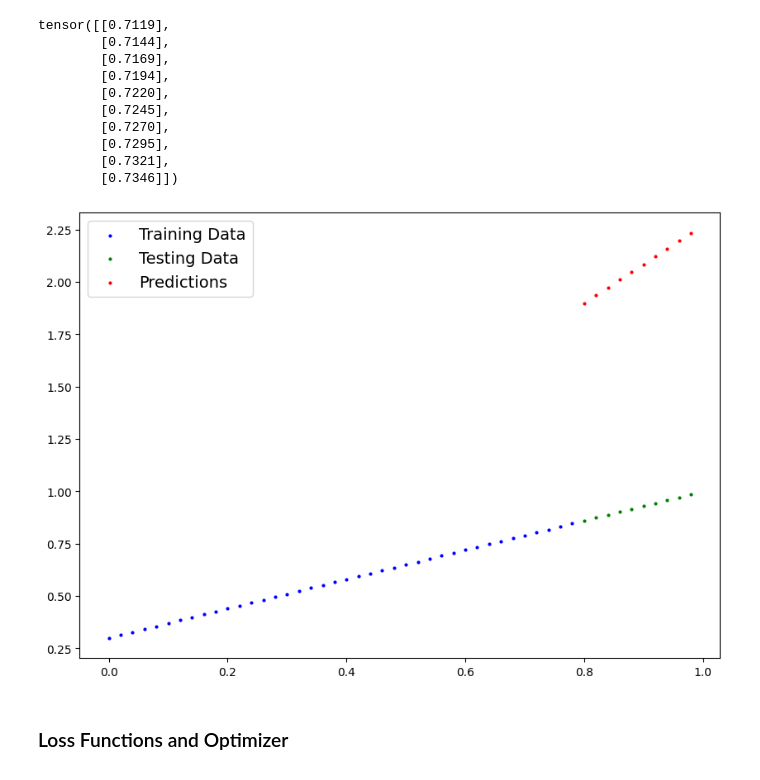
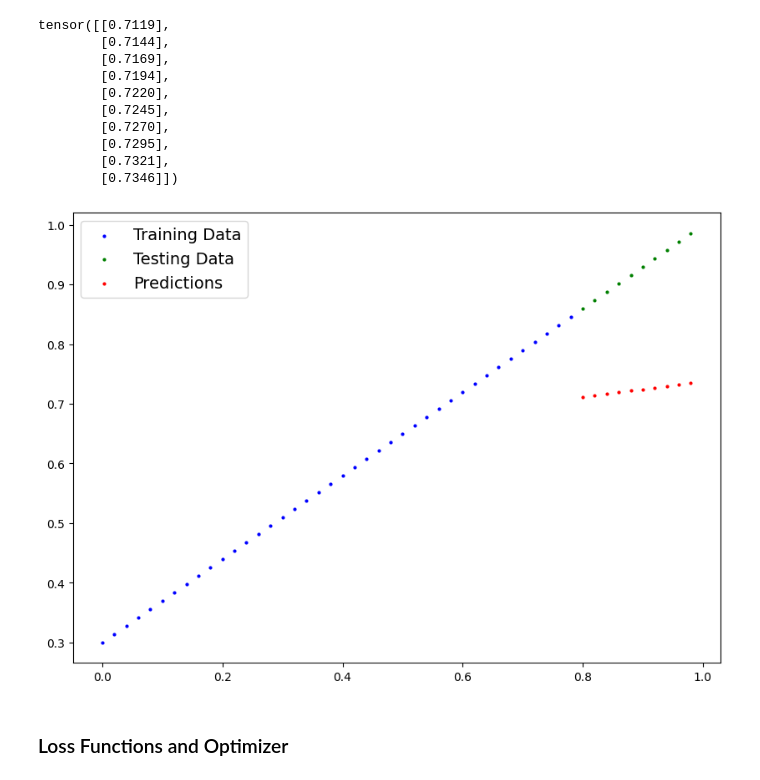
Before and after one commit to m-spangenberg/exercises_machinelearning, a Jupyter notebook: exercises_pytorch/01_pytorch_workflow.ipynb, the cells around one changed output. Cells and saved outputs as stored; diff of their text form; code cells hidden in the pictures.

```diff
--- a/exercises_pytorch/01_pytorch_workflow.ipynb
+++ b/exercises_pytorch/01_pytorch_workflow.ipynb
@@ -117,9 +119,9 @@ tensor([[0.7119],
         [0.7321],
         [0.7346]])
 # %%
-plotPredictions(predictions=y_predicates)
+plotPredictions(predictions=y_predictions)
 # %% [output]
-[figure, old version]
+[figure, new version]
 # %% [markdown]
 ### Loss Functions and Optimizer
 # %%
```
Also changed, not shown: parts of 17 cells of this notebook.
